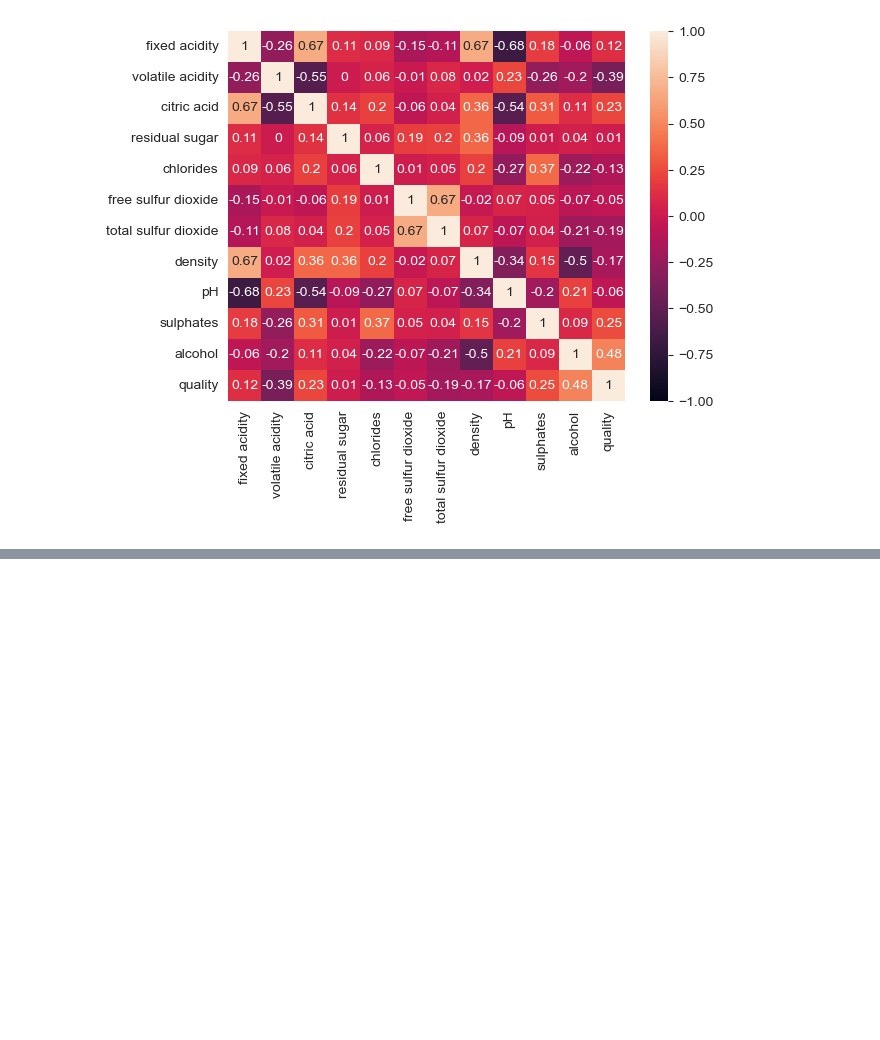
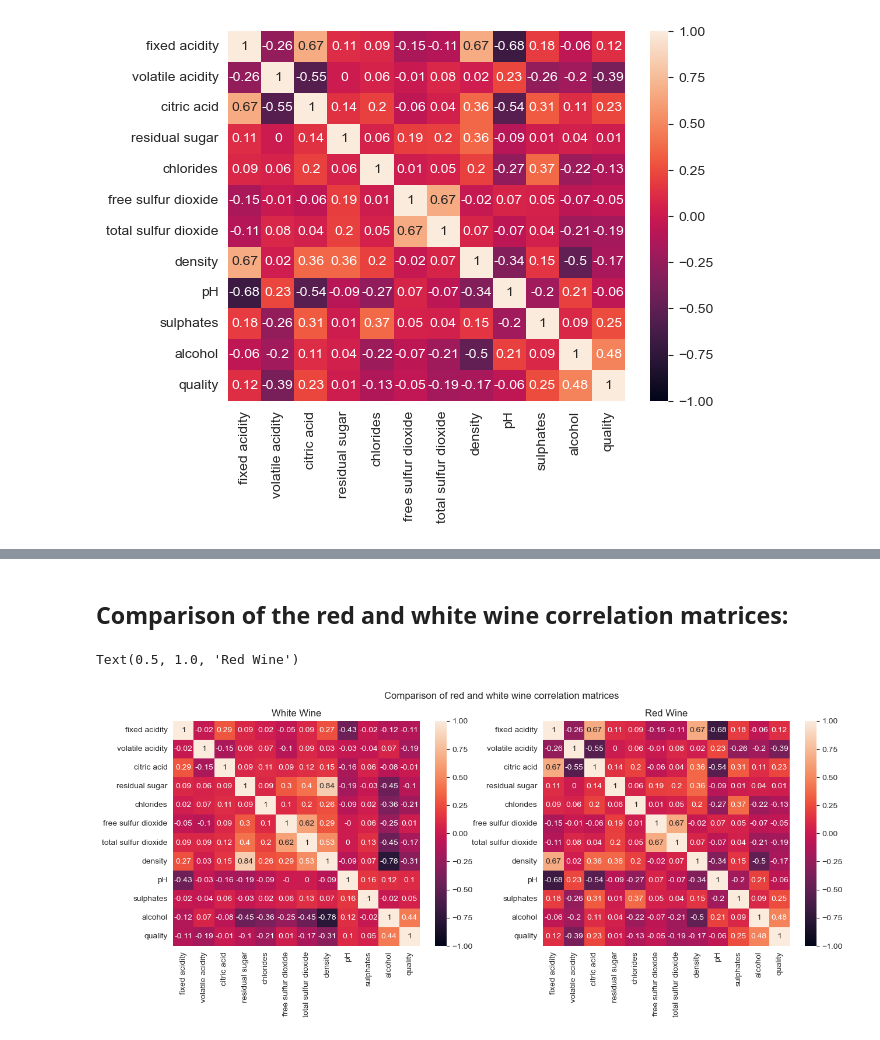
Before and after one commit to craig-lilley/Wine_Project, a Jupyter notebook: Wine Project/wineproject.ipynb, the cells around one changed output, grey strips where cells are left out. Drawn from its saved outputs; the diff is of its cells as text; code cells hidden in the pictures; blank space fills up the shorter version.

Commit message:
correlation matrix's explained and compared.

```diff
--- a/Wine Project/wineproject.ipynb
+++ b/Wine Project/wineproject.ipynb
@@ -239,0 +244,12 @@ sns.heatmap(white_dataset.corr().round(2), annot=True,vmin=-1, vmax=1)
+# %% [markdown]
+## Comparison of the red and white wine correlation matrices:
+# %%
+fig, ax =plt.subplots(1,2, figsize=(15,5))
+sns.heatmap(white_dataset.corr(method="pearson").round(2), annot=True,vmin=-1, vmax=1, ax=ax[0])
+sns.heatmap(red_dataset.corr(method="pearson").round(2), annot=True,vmin=-1, vmax=1, ax=ax[1])
+fig.suptitle("Comparison of red and white wine correlation matrices")
+ax[0].set_title("White Wine")
+ax[1].set_title("Red Wine")
+# %% [output]
+Text(0.5, 1.0, 'Red Wine')
+[figure, added]
```
Also changed, not shown: parts of 8 cells of this notebook.
